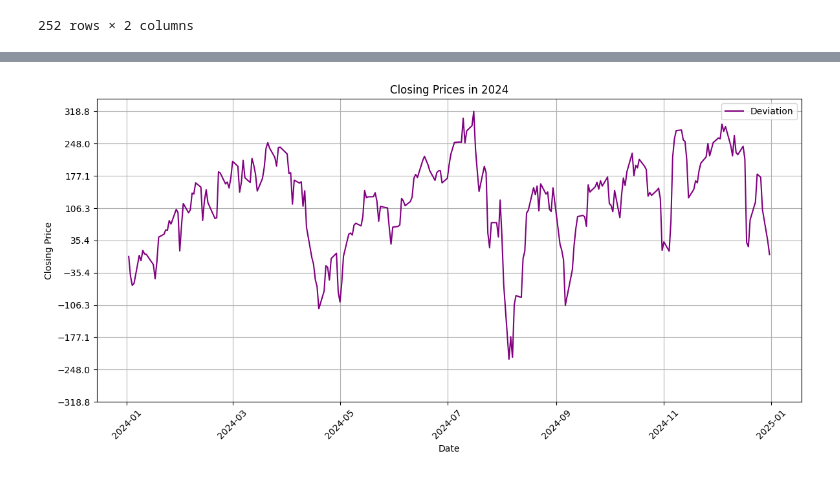
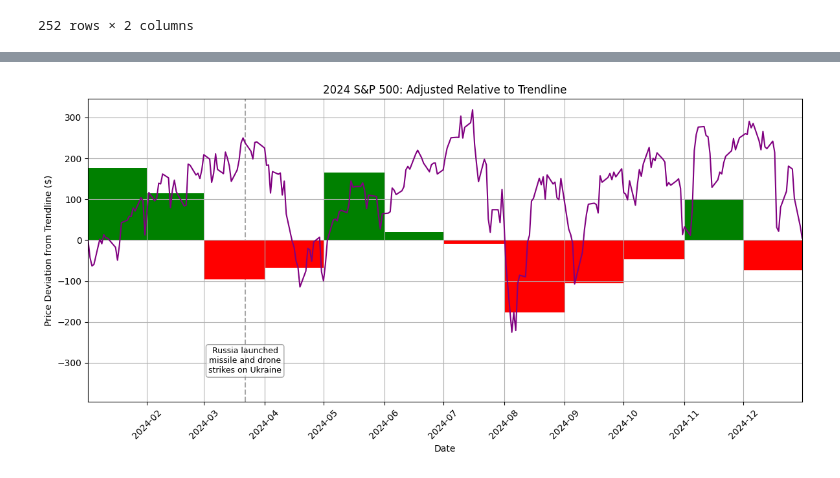
Before and after one commit to uparkh/news-stock-predictions, a Jupyter notebook: uparekh2-reddit/4_graph-creation.ipynb, the cells around one changed output, grey strips where cells are left out. Saved outputs shown, nothing was run; the diff lists cells and outputs as text; code cells hidden in the pictures.

Commit message:
created graphing and annotation

```diff
--- a/uparekh2-reddit/4_graph-creation.ipynb
+++ b/uparekh2-reddit/4_graph-creation.ipynb
@@ -39,0 +46,8 @@ sdf_2024['Deviation'] = sdf_2024['Close/Last'] - sdf_2024['Baseline']
+# %%
+# convert month names to datetime objects
+def month_to_datetime(month):
+    return datetime.strptime(f"2024-{month}-01", "%Y-%b-%d")
+
+mo_idf = idf.groupby('month', sort=False)['nltk_mu'].mean()
+mo_idf_standardized = (mo_idf - mo_idf.mean()) / mo_idf.std()
+mo_idf_standardized.index = mo_idf_standardized.index.map(month_to_datetime)
@@ -40,17 +69,47 @@ sdf_2024['Deviation'] = sdf_2024['Close/Last'] - sdf_2024['Baseline']
+# %%
+# annotations with historical events
+annotations = [
+    ('2024-03-22', 'Russia launches missile and drone strikes on Ukraine'),
+    ()
+]
 # %%
 plt.figure(figsize=(12, 6))
 # plt.plot(sdf_2024['Date'], sdf_2024['Close/Last'], linestyle=':', color='b', label='Close/Last')
 # plt.plot(sdf_2024['Date'], sdf_2024['Baseline'], linestyle='--', color='orange', label='Baseline')
 plt.plot(sdf_2024['Date'], sdf_2024['Deviation'], linestyle='-', color='purple', label='Deviation')
+mag = sdf_2024['Deviation'].max()
+mag += mag / 12
+ymin, ymax = -mag - 50, mag
 
-plt.title('Closing Prices in 2024')
+colors = ['green' if val > 0 else 'red' for val in mo_idf_standardized]
+widths = [delta.days for delta in (mo_idf_standardized.index[1:] - mo_idf_standardized.index[:-1])] + [31]
+plt.bar(mo_idf_standardized.index, mo_idf_standardized * (mag / 3), color=colors, width=widths, align='edge')
+
+for date, text in annotations:
+    annotation_date_num = datetime.strptime(date, '%Y-%m-%d')
+    plt.axvline(x=annotation_date_num, color='gray', linestyle='--', alpha=0.7, zorder=0)
+
+    wrapped_text = textwrap.fill(text, width=20)
+
+    plt.annotate(wrapped_text,
+                xy=(annotation_date_num, 0),
+                xytext=(annotation_date_num, ymin + 100),
+                ha='center',
+                va='center',
+                fontsize=9,
+                color='black',
+                bbox=dict(boxstyle="round,pad=0.3", fc="white", ec="gray", alpha=0.7))
+
+plt.title('2024 S&P 500: Adjusted Relative to Trendline')
 plt.xlabel('Date')
-plt.ylabel('Closing Price')
+plt.ylabel('Price Deviation from Trendline ($)')
 plt.grid(True)
 plt.xticks(rotation=45)
-plt.yticks(ticks=np.linspace(-max(abs(sdf_2024['Deviation'])), max(abs(sdf_2024['Deviation'])), num=10))
-plt.legend()  # Add legend to distinguish the plots
+
+plt.ylim(ymin, ymax)
+
+plt.xlim(sdf_2024['Date'].iloc[0], sdf_2024['Date'].iloc[-1])
 plt.tight_layout()
 plt.show()
 # %% [output]
-[figure, old version]
+[figure, new version]
```
Also changed, not shown: parts of 3 cells of this notebook.
